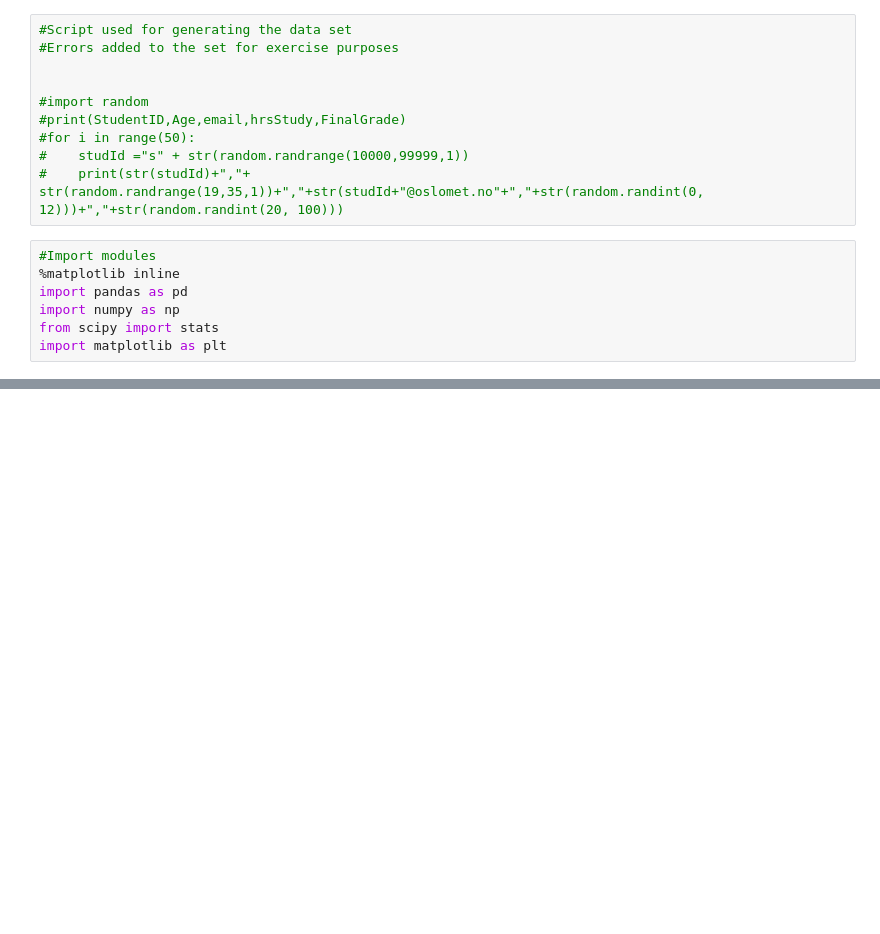
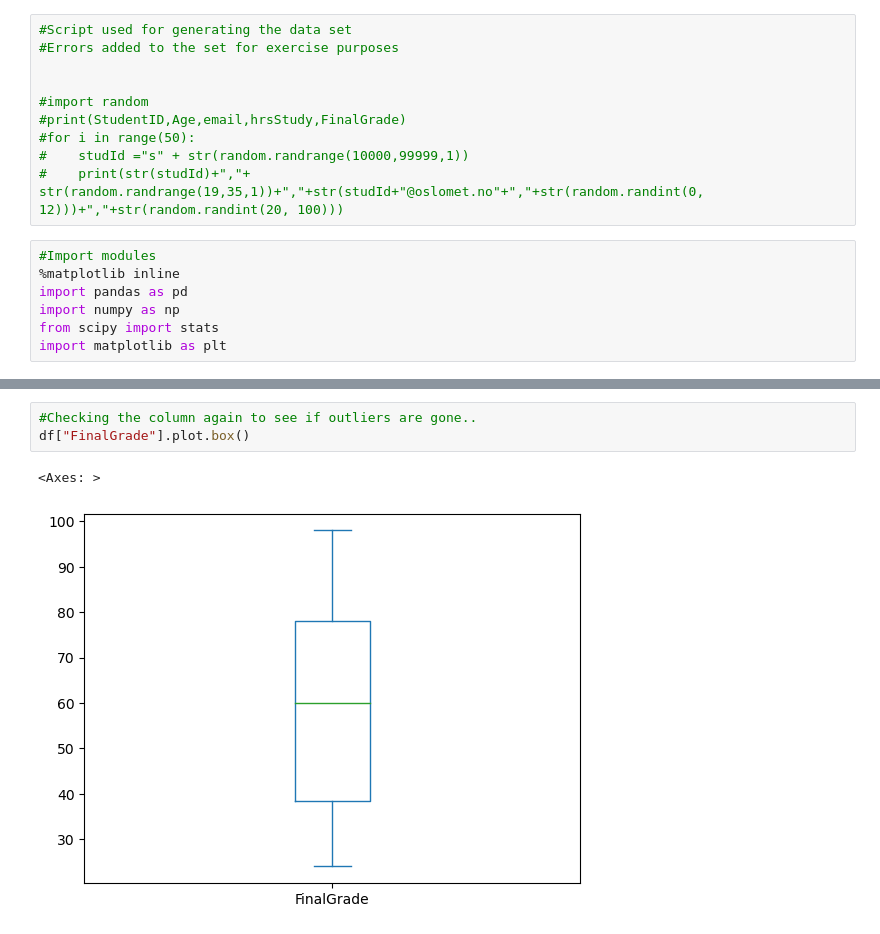
Before and after one commit to kristofferskvam/DAVE3625, a Jupyter notebook: Lab1/lab1.ipynb, the cells around one changed output, grey strips where cells are left out. Cells and saved outputs as stored; diff of their text form; blank space fills up the shorter version.

```diff
--- a/Lab1/lab1.ipynb
+++ b/Lab1/lab1.ipynb
@@ -28,0 +96,6 @@ FileNotFoundError: [Errno 2] No such file or directory: 'C:/Users/krist/Document
+# %%
+#Checking the column again to see if outliers are gone..
+df["FinalGrade"].plot.box()
+# %% [output]
+<Axes: >
+[figure, added]
```
Also changed, not shown: parts of 18 cells of this notebook, 1 other file.
